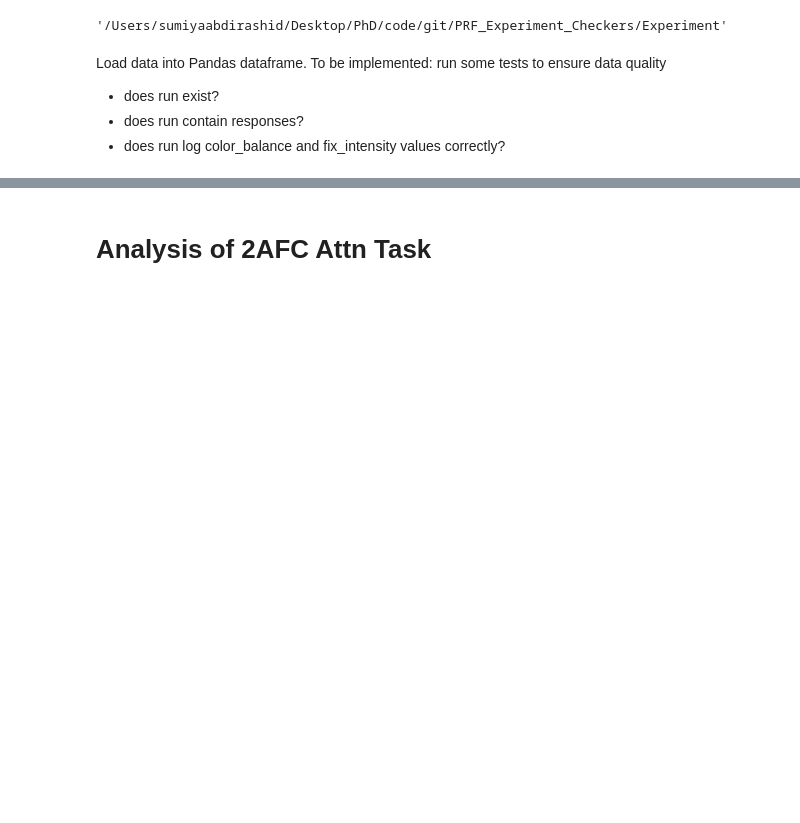
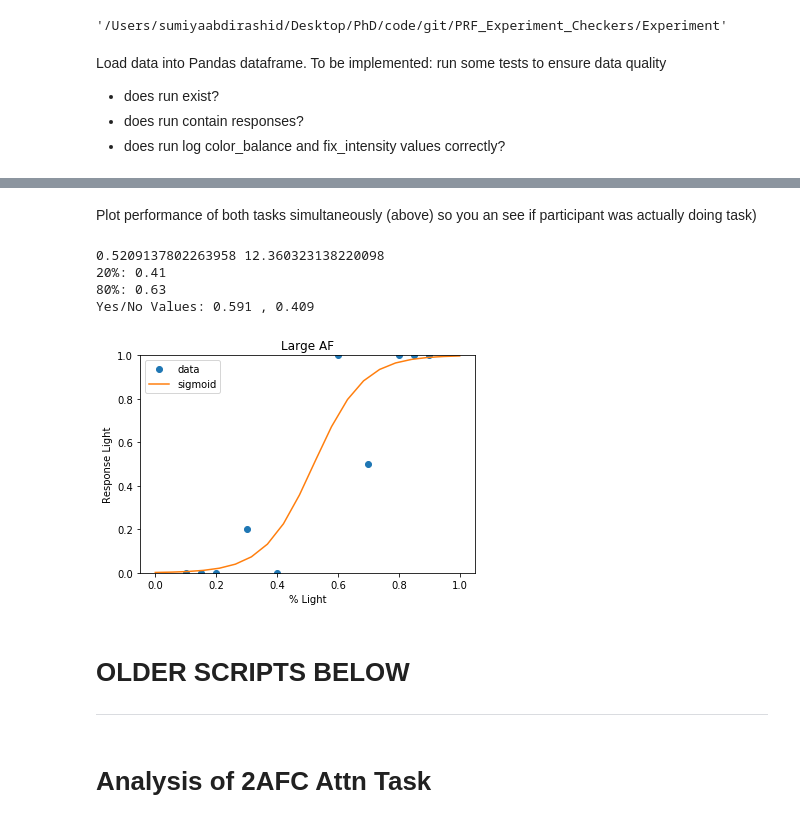
Before and after one commit to sumiyaabdi/PRF_Experiment_Checkers, a Jupyter notebook: Experiment/analysis/analysis.ipynb, the cells around one changed output, grey strips where cells are left out. Saved outputs shown, nothing was run; the diff lists cells and outputs as text; code cells hidden in the pictures; blank space fills up the shorter version.

```diff
--- a/Experiment/analysis/analysis.ipynb
+++ b/Experiment/analysis/analysis.ipynb
@@ -58,3 +97,70 @@ zip(co)
+# %% [markdown]
+Plot performance of both tasks simultaneously (above) so you an see if participant was actually doing task)
+# %%
+## Large AF ##
+xdata = summary[summary.attn_size == 'large']['diff']
+ydata = summary[summary.attn_size == 'large'].resp_left
+
+popt, pcov = curve_fit(sigmoid, xdata, ydata)
+
+val = (abs(0.5-inv_sigmoid(.2,*popt))+abs(0.5-inv_sigmoid(.2,*popt)))/2
+
+
+print(*popt)
+
+print(f'20%: {inv_sigmoid(.2,*popt):.2f} \
+      \n80%: {inv_sigmoid(.8,*popt):.2f} \
+      \nYes/No Values: {0.5+val:.3f} , {0.5-val:.3f}')
+
+x = np.linspace(0, 1, 20)
+y = sigmoid(x, *popt)
+
+plt.plot(xdata, ydata, 'o', label='data')
+plt.title('Large AF')
+plt.plot(x,y, label='sigmoid')
+plt.ylim(0, 1)
+plt.ylabel('Response Light')
+plt.xlabel('% Light')
+plt.legend(loc='best')
+plt.show()
+
+
+## Small AF ##
+xdata = summary[summary.attn_size == 'small']['diff']
+ydata = summary[summary.attn_size == 'small'].resp_left
+
+popt, pcov = curve_fit(sigmoid, xdata, ydata)
+
+val = (abs(0.5-inv_sigmoid(.2,*popt))+abs(0.5-inv_sigmoid(.2,*popt)))/2
+
+
+print(*popt)
+
+print(f'20%: {inv_sigmoid(.2,*popt):.2f} \
+      \n80%: {inv_sigmoid(.8,*popt):.2f} \
+      \nYes/No Values: {0.5+val:.3f} , {0.5-val:.3f}')
+
+x = np.linspace(0, 1, 20)
+y = sigmoid(x, *popt)
+
+plt.plot(xdata, ydata, 'o', label='data')
+plt.title('Large AF')
+plt.plot(x,y, label='sigmoid')
+plt.ylim(0, 1)
+plt.ylabel('Response Light')
+plt.xlabel('% Light')
+plt.legend(loc='best')
+plt.show()
+# %% [output]
+0.5209137802263958 12.360323138220098
+20%: 0.41
+80%: 0.63
+Yes/No Values: 0.591 , 0.409
+[figure, added]
+# %% [markdown]
+# OLDER SCRIPTS BELOW #
+
+------
 # %% [markdown]
 # Analysis of 2AFC Attn Task
 # %% [markdown]
```
Also changed, not shown: parts of 3 cells of this notebook, 1 other file.
